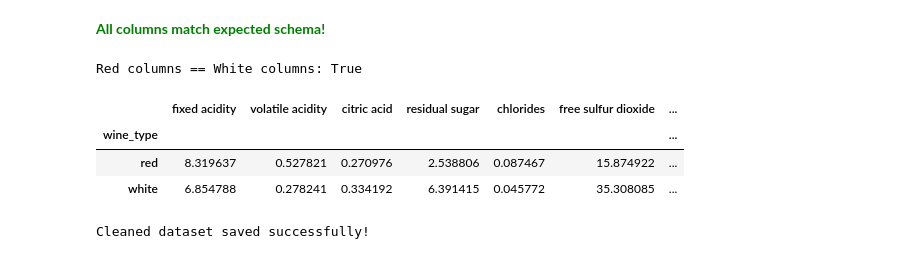
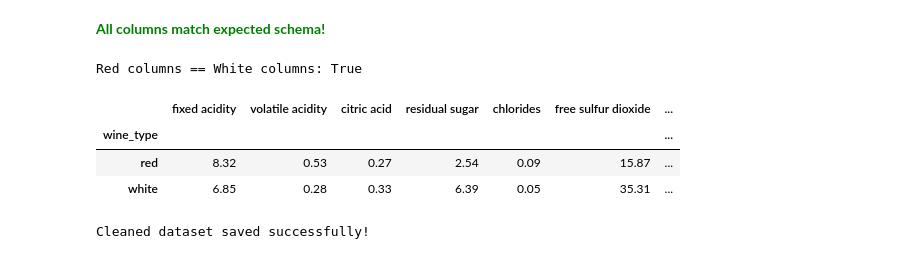
Before and after one commit to AidanMcAlpine/Comp331-Final-Project, a Jupyter notebook: notebooks/wine_quality_etl_analysis.ipynb, the cells around one changed output. Cells and saved outputs as stored; diff of their text form; code cells hidden in the pictures.

```diff
--- a/notebooks/wine_quality_etl_analysis.ipynb
+++ b/notebooks/wine_quality_etl_analysis.ipynb
@@ -273,15 +273,19 @@ All columns match expected schema!
 # %%
 # Check schema consistency
 print("Red columns == White columns:", list(red.columns) == list(white.columns))
 
 # Compare distributions across wine types
-combined.groupby('wine_type').mean()
+dist_table = combined.groupby('wine_type').mean().round(2)
+display(dist_table)
+
+#Save Table to output folder
+dist_table.to_csv('../output/wine_type_distributions.csv', index=False)
 # %% [output]
 Red columns == White columns: True
 |  | fixed acidity | volatile acidity | citric acid | residual sugar | chlorides | free sulfur dioxide | ... |
 | wine_type |  |  |  |  |  |  | ... |
-| red | 8.319637 | 0.527821 | 0.270976 | 2.538806 | 0.087467 | 15.874922 | ... |
-| white | 6.854788 | 0.278241 | 0.334192 | 6.391415 | 0.045772 | 35.308085 | ... |
+| red | 8.32 | 0.53 | 0.27 | 2.54 | 0.09 | 15.87 | ... |
+| white | 6.85 | 0.28 | 0.33 | 6.39 | 0.05 | 35.31 | ... |
 # %%
 #Save cleaned dataset
 combined_cleaned.to_csv('../output/combined_cleaned_dataset.csv', index=False)
```
Also changed, not shown: parts of 1 cell of this notebook, 11 other files.
